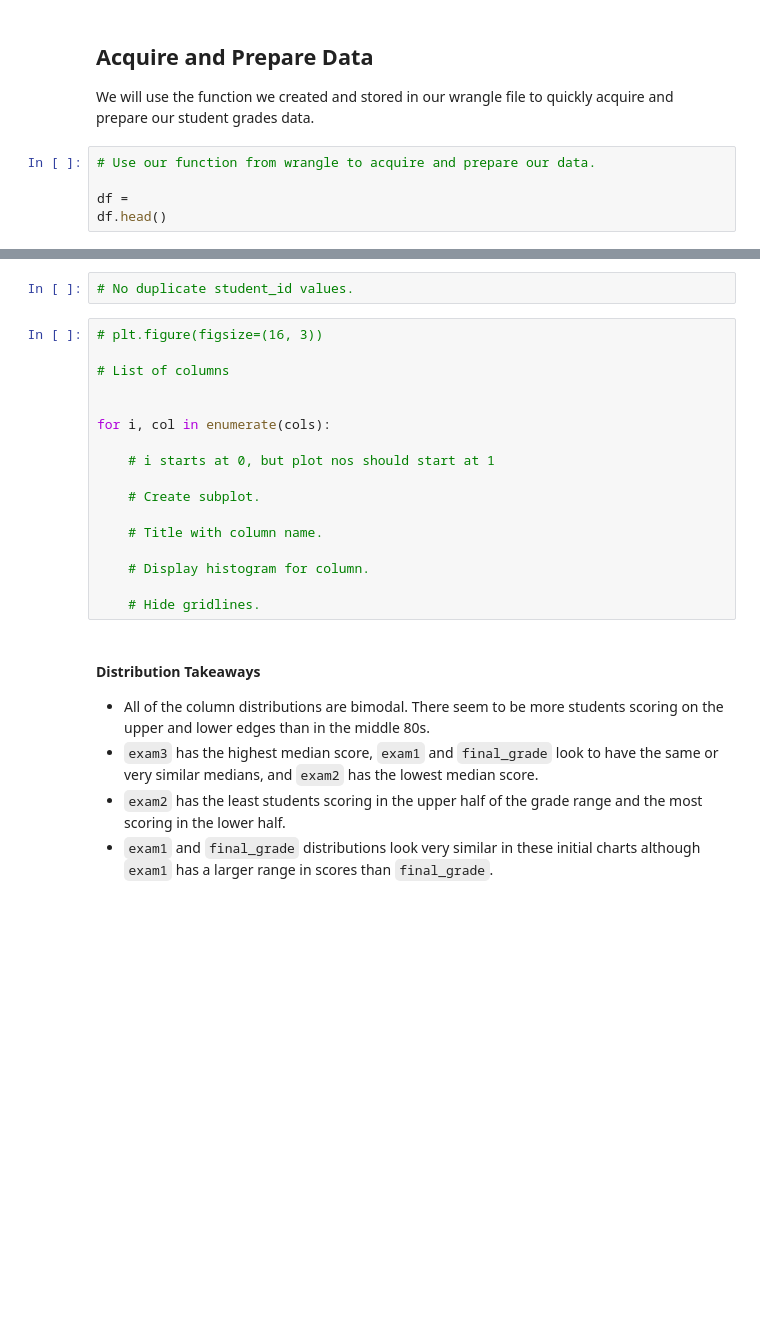
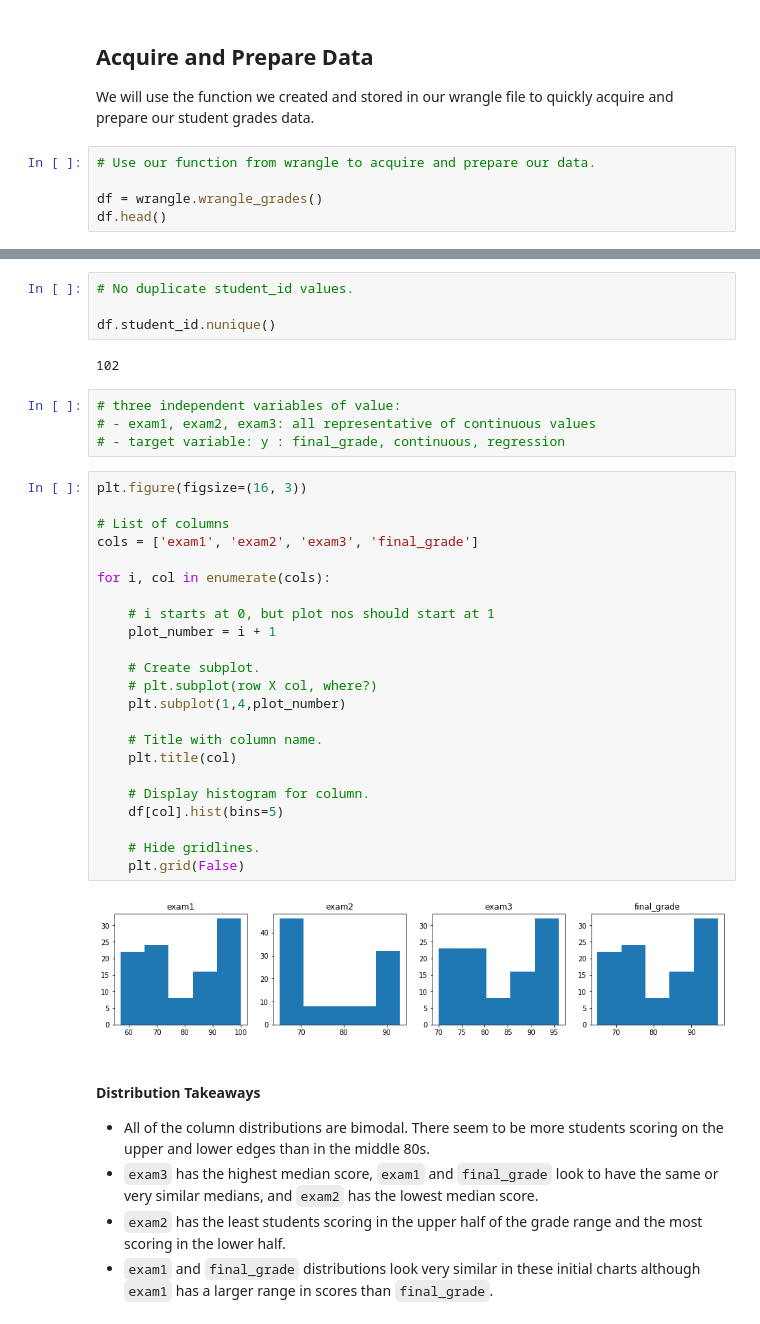
Before and after one commit to CodeupClassroom/innis-regression-exercises, a Jupyter notebook: explore.ipynb, the cells around one changed output, grey strips where cells are left out. Drawn from its saved outputs; the diff is of its cells as text; blank space fills up the shorter version.

```diff
--- a/explore.ipynb
+++ b/explore.ipynb
@@ -26,5 +26,5 @@ We will use the function we created and stored in our wrangle file to quickly ac
 # %%
 # Use our function from wrangle to acquire and prepare our data.
 
-df =
+df = wrangle.wrangle_grades()
 df.head()
@@ -31,22 +53,38 @@ df.head()
 # %%
 # No duplicate student_id values.
+
+df.student_id.nunique()
+# %% [output]
+102
+# %%
+# three independent variables of value:
+# - exam1, exam2, exam3: all representative of continuous values
+# - target variable: y : final_grade, continuous, regression
 # %%
-# plt.figure(figsize=(16, 3))
+plt.figure(figsize=(16, 3))
 
 # List of columns
-
+cols = ['exam1', 'exam2', 'exam3', 'final_grade']
 
 for i, col in enumerate(cols):
 
     # i starts at 0, but plot nos should start at 1
+    plot_number = i + 1
 
     # Create subplot.
+    # plt.subplot(row X col, where?)
+    plt.subplot(1,4,plot_number)
 
     # Title with column name.
+    plt.title(col)
 
     # Display histogram for column.
+    df[col].hist(bins=5)
 
     # Hide gridlines.
+    plt.grid(False)
+# %% [output]
+[figure, added]
 # %% [markdown]
 #### Distribution Takeaways
 
```
Also changed, not shown: parts of 29 cells of this notebook.
